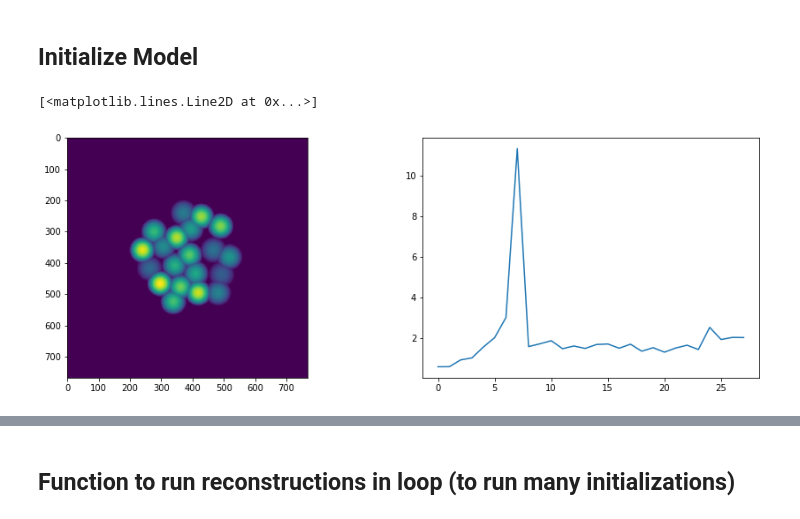
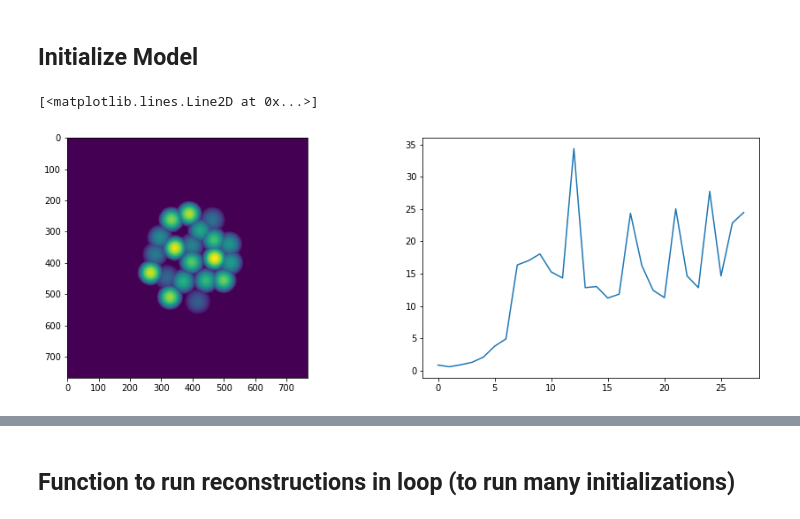
Before and after one commit to antipa/Randoscope_dev, a Jupyter notebook: RandoscopeXCorrMinTF-RadiusLearning.ipynb, the cells around one changed output, grey strips where cells are left out. Cells and saved outputs as stored; diff of their text form; code cells hidden in the pictures.

```diff
--- a/RandoscopeXCorrMinTF-RadiusLearning.ipynb
+++ b/RandoscopeXCorrMinTF-RadiusLearning.ipynb
@@ -240,26 +258,43 @@ def distances(model, x,y):
 # %% [markdown]
 ## Initialize Model
 # %%
-model = Model(zsampling = 'uniform_random')  # zsampling options: 'fixed' or 'uniform_random'
+model = Model(zsampling = 'random_grid')  # zsampling options: 'fixed' or 'uniform_random'
 Rmat=model(0)
 
 # Save initial values for later comparison
 R_init = Rmat
 Tinit,_=make_lenslet_tf(model)
-xinit = model.xpos
-yinit = model.ypos
-rinit = model.rlist
-offsetinit = model.lenslet_offset
+xinit = tf.Variable(tf.zeros(model.Nlenslets))
+tf.assign(xinit, model.xpos)
+
+
+yinit = tf.Variable(tf.zeros(model.Nlenslets))
+tf.assign(yinit, model.ypos)
+
+rinit = tf.Variable(tf.zeros(model.Nlenslets))
+tf.assign(rinit, model.rlist)
+
+offsetinit = tf.Variable(tf.zeros(model.Nlenslets))
+tf.assign(offsetinit, model.lenslet_offset)
+
+model_init=Model()
+Rmat_init = model_init(0)
+tf.assign(model_init.lenslet_offset, offsetinit)
+tf.assign(model_init.xpos, xinit)
+tf.assign(model_init.ypos, yinit)
+tf.assign(model_init.rlist, rinit)
+
+
 
 
 fig=plt.figure(figsize=(15,5))
 plt.subplot(1,2,1)
 plt.imshow(Tinit.numpy())
 plt.subplot(1,2,2)
 plt.plot(R_init.numpy())
 # %% [output]
 [<matplotlib.lines.Line2D at 0x...>]
-[figure, old version]
+[figure, new version]
 # %%
 # dc_mask = np.ones_like(model.target_F.numpy())  #Mask for DC. Set to zero anywhere we want to ignore loss computation of power spectrum
 # dc_mask[:2,:2] = 0
```
Also changed, not shown: parts of 32 cells of this notebook.
